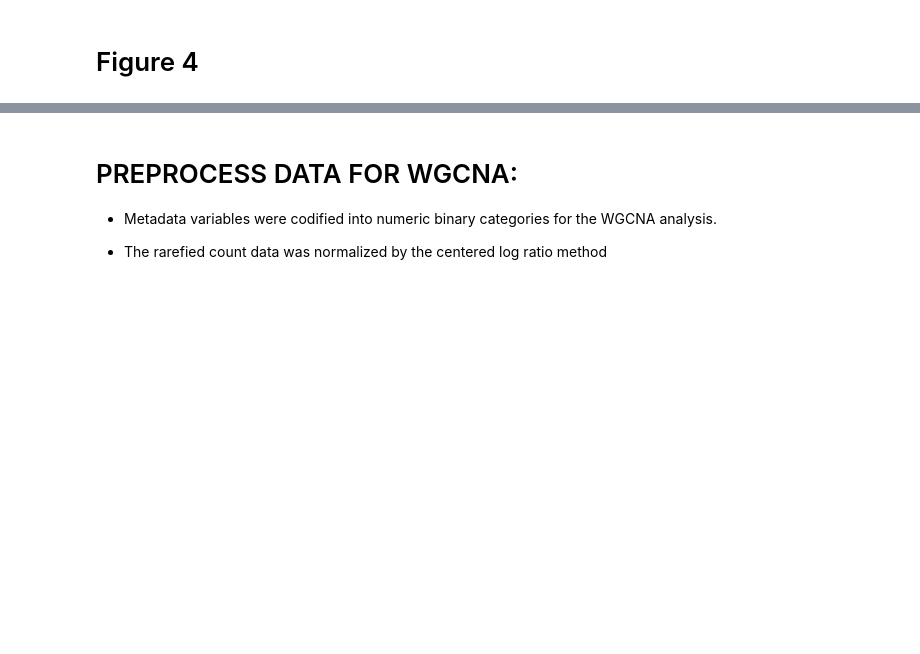
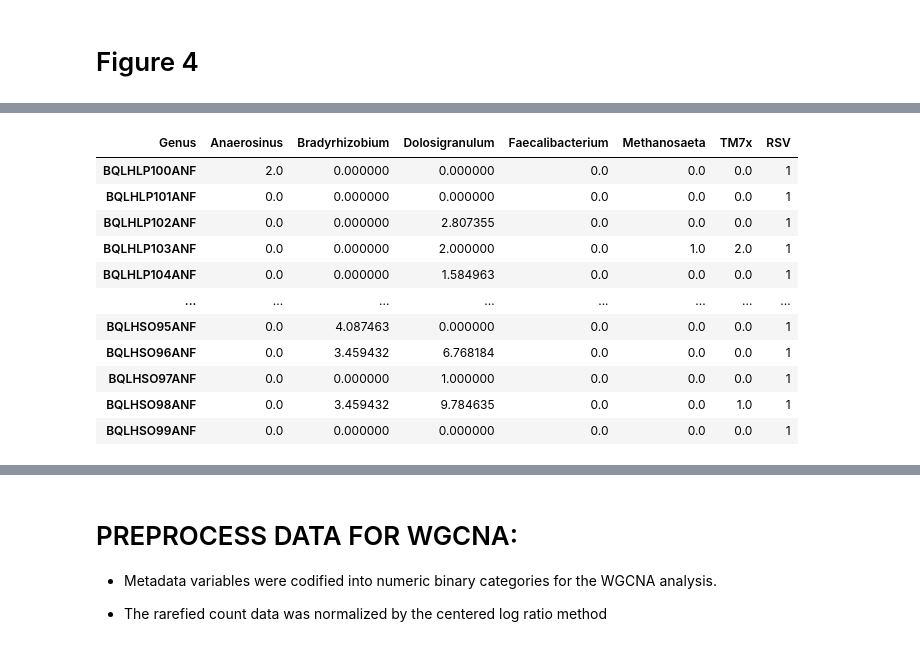
Before and after one commit to GERMAN00VP/postcovid-bronchiolitis-microbiome-analysis, a Jupyter notebook: Main_abalysis.ipynb, the cells around one changed output, grey strips where cells are left out. Drawn from its saved outputs; the diff is of its cells as text; code cells hidden in the pictures; blank space fills up the shorter version.

```diff
--- a/Main_abalysis.ipynb
+++ b/Main_abalysis.ipynb
@@ -904,0 +645,71 @@ res_table.to_csv("Lasso/wheez_comparison/results_table.csv")
+# %%
+from sklearn.linear_model import LogisticRegressionCV
+from sklearn.preprocessing import StandardScaler
+
+os.makedirs("Predictive_microbiota_analysis",exist_ok=True)
+
+def log2_plus1(col):
+    return np.log2(col + 1)
+
+# =====================================================
+# 1. EXTRAER LOS GÉNEROS SIGNIFICATIVOS (TU CÓDIGO)
+# =====================================================
+
+diff_abundances = pd.read_csv(
+    "/home/ucm-user/Documentos/BQL_ANALYSIS/Abundances/ANF_WHEEZING_ANCOMBC2.csv",
+    index_col=0
+)
+
+dif_genus = diff_abundances.loc[
+    (abs(diff_abundances['lfc_Respiratory.syncytial.virusYes']) > 1) &
+    (diff_abundances['q_Respiratory.syncytial.virusYes'] < 0.05)
+].taxon.map(lambda x: x.split(":")[1] if x.split(":")[0]!="Family" else "")
+
+sel_genus = dif_genus[dif_genus != ""].tolist()
+
+df_genus = pd.DataFrame(
+    bql_anf_brq.adata.X[:, bql_anf_brq.adata.var.Genus.isin(sel_genus)],
+    index=bql_anf_brq.adata.obs_names
+).T
+
+df_genus["Genus"] = bql_anf_brq.adata.var.Genus[bql_anf_brq.adata.var.Genus.isin(sel_genus)].tolist()
+df_genus = df_genus.groupby("Genus").sum().T
+
+# Transformación log2
+X = df_genus.apply(log2_plus1, axis=1)
+
+# Target
+y = (bql_anf_brq.adata.obs["Respiratory syncytial virus"] == "RSV").astype(int)
+
+# =====================================================
+# 2. SELECCIÓN DE VARIABLES CON LASSO CV=5
+# =====================================================
+
+scaler = StandardScaler()
+Xs = scaler.fit_transform(X)
+
+lasso_cv = LogisticRegressionCV(
+    Cs=10,
+    cv=5,
+    penalty="l1",
+    solver="liblinear",
+    scoring="roc_auc",
+    max_iter=5000
+)
+lasso_cv.fit(Xs, y)
+
+coef = pd.Series(lasso_cv.coef_[0], index=X.columns)
+selected = coef[coef != 0].index.tolist()
+
+print("\n=== VARIABLES SELECCIONADAS POR LASSO ===")
+print(selected)
+
+X_sel = X[selected]
+
+X_sel["RSV"] =y
+os.makedirs("Predictive_microbiota_analysis/RSV",exist_ok=True)
+
+X_sel.to_csv("Predictive_microbiota_analysis/RSV/Log2_micro_RSV_data.csv")
+
+X_sel
+# %% [output]
@@ -904,0 +718,12 @@ res_table.to_csv("Lasso/wheez_comparison/results_table.csv")
+| Genus | Anaerosinus | Bradyrhizobium | Dolosigranulum | Faecalibacterium | Methanosaeta | TM7x | RSV |
+| BQLHLP100ANF | 2.0 | 0.000000 | 0.000000 | 0.0 | 0.0 | 0.0 | 1 |
+| BQLHLP101ANF | 0.0 | 0.000000 | 0.000000 | 0.0 | 0.0 | 0.0 | 1 |
+| BQLHLP102ANF | 0.0 | 0.000000 | 2.807355 | 0.0 | 0.0 | 0.0 | 1 |
+| BQLHLP103ANF | 0.0 | 0.000000 | 2.000000 | 0.0 | 1.0 | 2.0 | 1 |
+| BQLHLP104ANF | 0.0 | 0.000000 | 1.584963 | 0.0 | 0.0 | 0.0 | 1 |
+| ... | ... | ... | ... | ... | ... | ... | ... |
+| BQLHSO95ANF | 0.0 | 4.087463 | 0.000000 | 0.0 | 0.0 | 0.0 | 1 |
+| BQLHSO96ANF | 0.0 | 3.459432 | 6.768184 | 0.0 | 0.0 | 0.0 | 1 |
+| BQLHSO97ANF | 0.0 | 0.000000 | 1.000000 | 0.0 | 0.0 | 0.0 | 1 |
+| BQLHSO98ANF | 0.0 | 3.459432 | 9.784635 | 0.0 | 0.0 | 1.0 | 1 |
+| BQLHSO99ANF | 0.0 | 0.000000 | 0.000000 | 0.0 | 0.0 | 0.0 | 1 |
```
Also changed, not shown: parts of 33 cells of this notebook, 27 other files.
